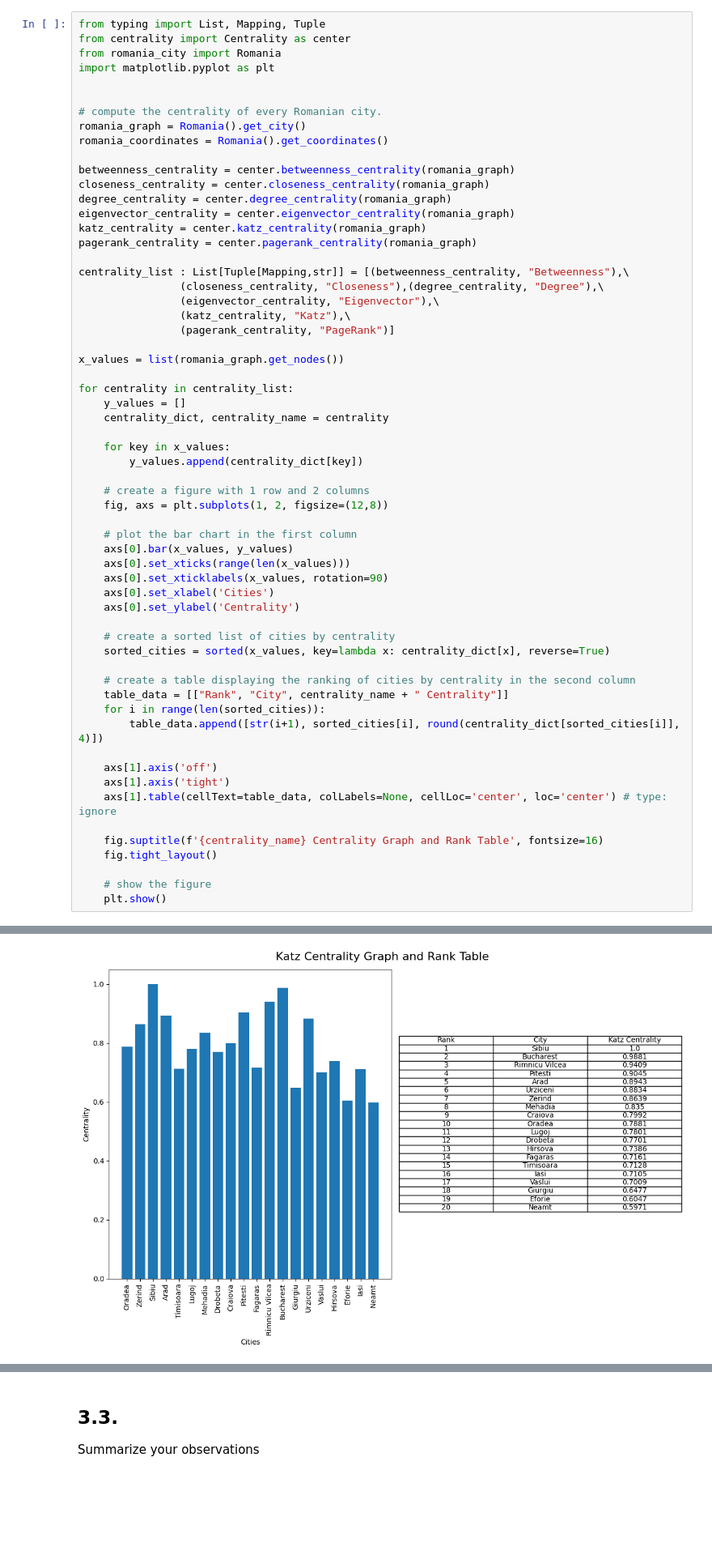
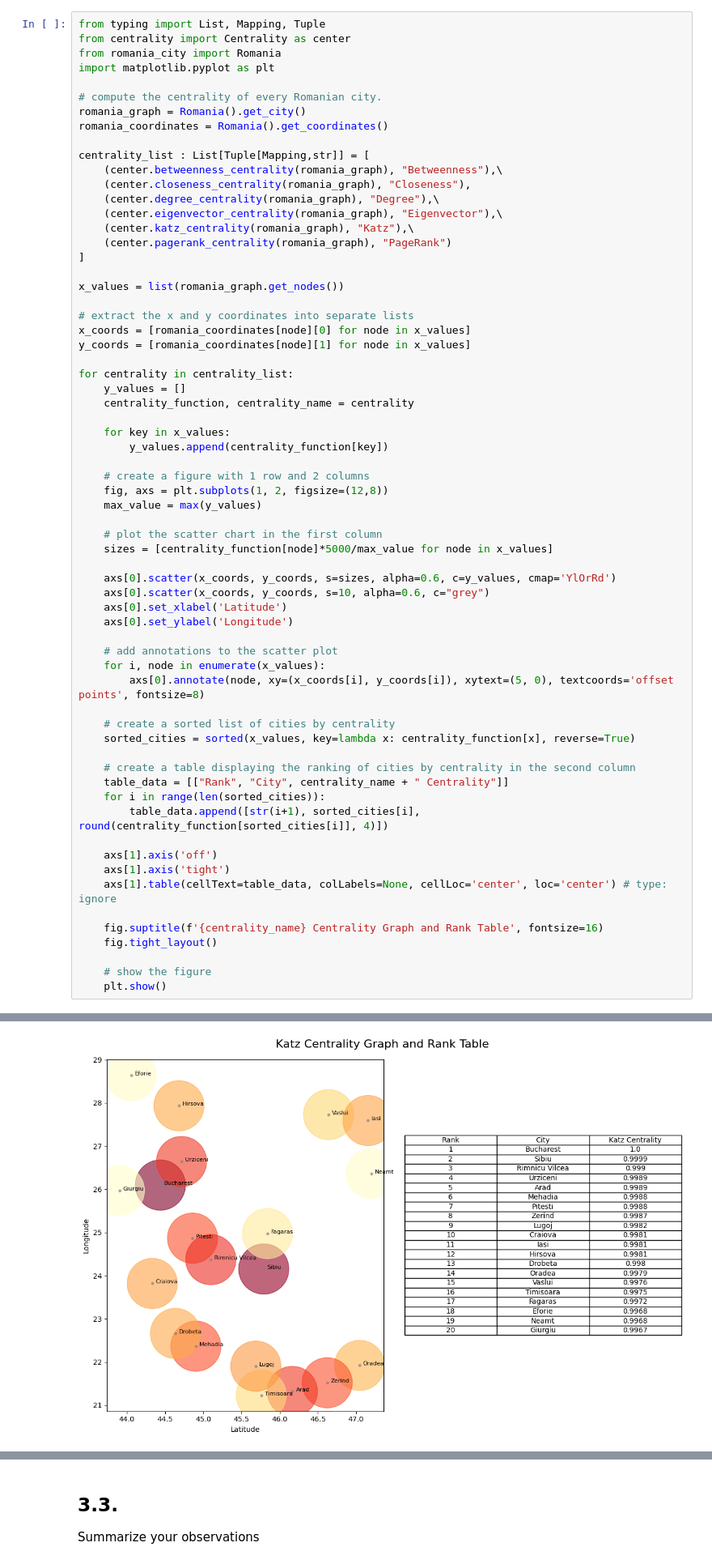
Before and after one commit to NathanZlion/AI_algo, a Jupyter notebook: Observation.ipynb, the cells around one changed output, grey strips where cells are left out. Shown at 81% size. Saved outputs shown, nothing was run; the diff lists cells and outputs as text; blank space fills up the shorter version.

```diff
--- a/Observation.ipynb
+++ b/Observation.ipynb
@@ -113,50 +130,55 @@ from centrality import Centrality as center
 from romania_city import Romania
 import matplotlib.pyplot as plt
 
-
 # compute the centrality of every Romanian city.
 romania_graph = Romania().get_city()
 romania_coordinates = Romania().get_coordinates()
 
-betweenness_centrality = center.betweenness_centrality(romania_graph)
-closeness_centrality = center.closeness_centrality(romania_graph)
-degree_centrality = center.degree_centrality(romania_graph)
-eigenvector_centrality = center.eigenvector_centrality(romania_graph)
-katz_centrality = center.katz_centrality(romania_graph)
-pagerank_centrality = center.pagerank_centrality(romania_graph)
-
-centrality_list : List[Tuple[Mapping,str]] = [(betweenness_centrality, "Betweenness"),\
-                (closeness_centrality, "Closeness"),(degree_centrality, "Degree"),\
-                (eigenvector_centrality, "Eigenvector"),\
-                (katz_centrality, "Katz"),\
-                (pagerank_centrality, "PageRank")]
+centrality_list : List[Tuple[Mapping,str]] = [
+    (center.betweenness_centrality(romania_graph), "Betweenness"),\
+    (center.closeness_centrality(romania_graph), "Closeness"),
+    (center.degree_centrality(romania_graph), "Degree"),\
+    (center.eigenvector_centrality(romania_graph), "Eigenvector"),\
+    (center.katz_centrality(romania_graph), "Katz"),\
+    (center.pagerank_centrality(romania_graph), "PageRank")
+]
 
 x_values = list(romania_graph.get_nodes())
 
+# extract the x and y coordinates into separate lists
+x_coords = [romania_coordinates[node][0] for node in x_values]
+y_coords = [romania_coordinates[node][1] for node in x_values]
+
 for centrality in centrality_list:
     y_values = []
-    centrality_dict, centrality_name = centrality
+    centrality_function, centrality_name = centrality
 
     for key in x_values:
-        y_values.append(centrality_dict[key])
+        y_values.append(centrality_function[key])
 
     # create a figure with 1 row and 2 columns
     fig, axs = plt.subplots(1, 2, figsize=(12,8))
+    max_value = max(y_values)
 
-    # plot the bar chart in the first column
-    axs[0].bar(x_values, y_values)
-    axs[0].set_xticks(range(len(x_values)))
-    axs[0].set_xticklabels(x_values, rotation=90)
-    axs[0].set_xlabel('Cities')
-    axs[0].set_ylabel('Centrality')
+    # plot the scatter chart in the first column
+    sizes = [centrality_function[node]*5000/max_value for node in x_values]
+
+    axs[0].scatter(x_coords, y_coords, s=sizes, alpha=0.6, c=y_values, cmap='YlOrRd')
+    axs[0].scatter(x_coords, y_coords, s=10, alpha=0.6, c="grey")
+    axs[0].set_xlabel('Latitude')
+    axs[0].set_ylabel('Longitude')
+
+    # add annotations to the scatter plot
+    for i, node in enumerate(x_values):
+        axs[0].annotate(node, xy=(x_coords[i], y_coords[i]), xytext=(5, 0), textcoords='offset points', fontsize=8)
 
     # create a sorted list of cities by centrality
-    sorted_cities = sorted(x_values, key=lambda x: centrality_dict[x], reverse=True)
+    sorted_cities = sorted(x_values, key=lambda x: centrality_function[x], reverse=True)
 
     # create a table displaying the ranking of cities by centrality in the second column
     table_data = [["Rank", "City", centrality_name + " Centrality"]]
     for i in range(len(sorted_cities)):
-        table_data.append([str(i+1), sorted_cities[i], round(centrality_dict[sorted_cities[i]], 4)])
+        table_data.append([str(i+1), sorted_cities[i], round(centrality_function[sorted_cities[i]], 4)])
 
     axs[1].axis('off')
     axs[1].axis('tight')
@@ -175 +197 @@ for centrality in centrality_list:
-[figure, old version]
+[figure, new version]
```
Also changed, not shown: parts of 3 cells of this notebook, 6 other files.
